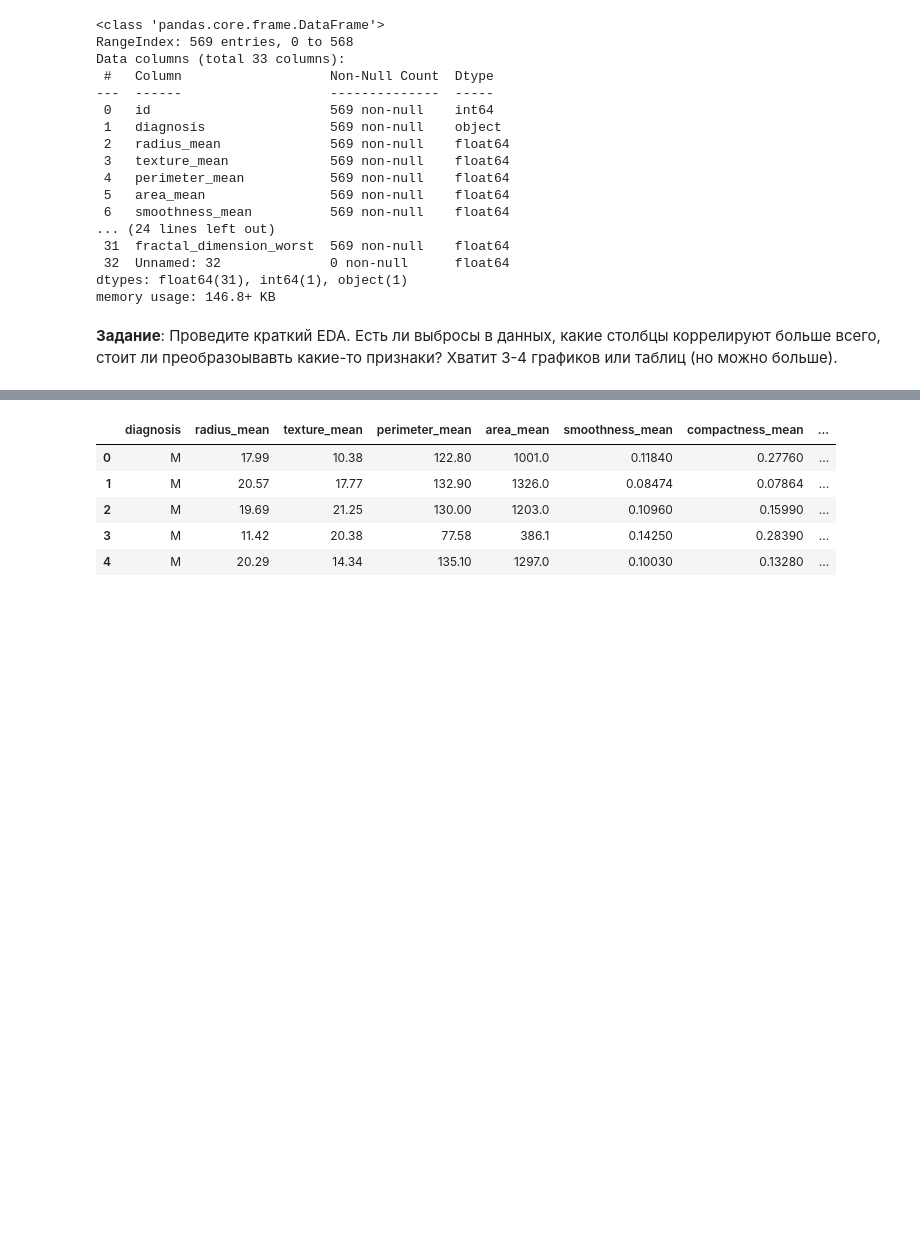
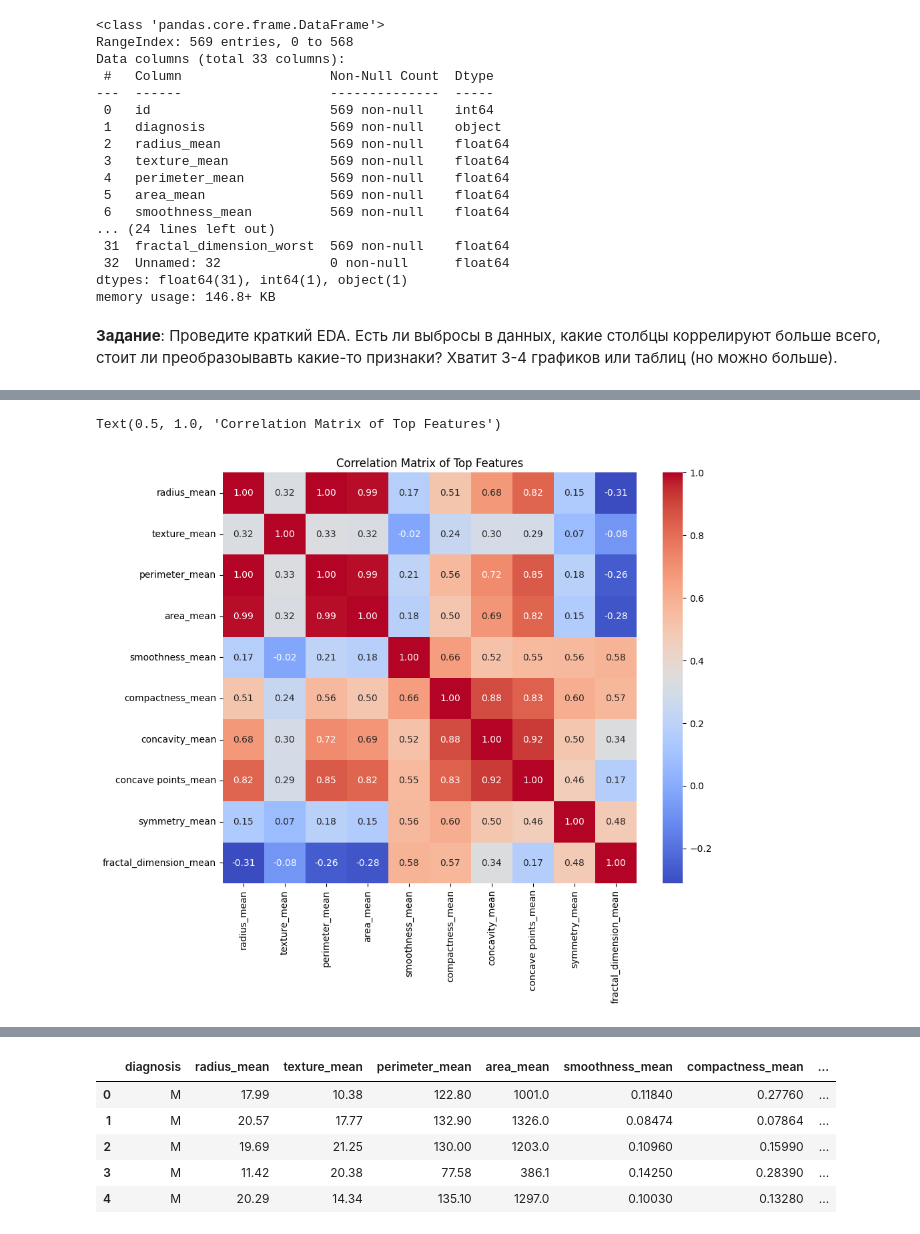
Before and after one commit to sweeteri/spbu-ai-fundamentals, a Jupyter notebook: practicum_7/logistic_regression.ipynb, the cells around one changed output, grey strips where cells are left out. Drawn from its saved outputs; the diff is of its cells as text; code cells hidden in the pictures; blank space fills up the shorter version.

```diff
--- a/practicum_7/logistic_regression.ipynb
+++ b/practicum_7/logistic_regression.ipynb
@@ -46,0 +58,11 @@ memory usage: 146.8+ KB
+# %%
+top_features = ['radius_mean', 'texture_mean', 'perimeter_mean', 'area_mean',
+               'smoothness_mean', 'compactness_mean', 'concavity_mean',
+               'concave points_mean', 'symmetry_mean', 'fractal_dimension_mean']
+
+plt.figure(figsize=(10, 8))
+sns.heatmap(df[top_features].corr(), annot=True, fmt='.2f', cmap='coolwarm')
+plt.title('Correlation Matrix of Top Features')
+# %% [output]
+Text(0.5, 1.0, 'Correlation Matrix of Top Features')
+[figure, added]
```
Also changed, not shown: parts of 26 cells of this notebook.
